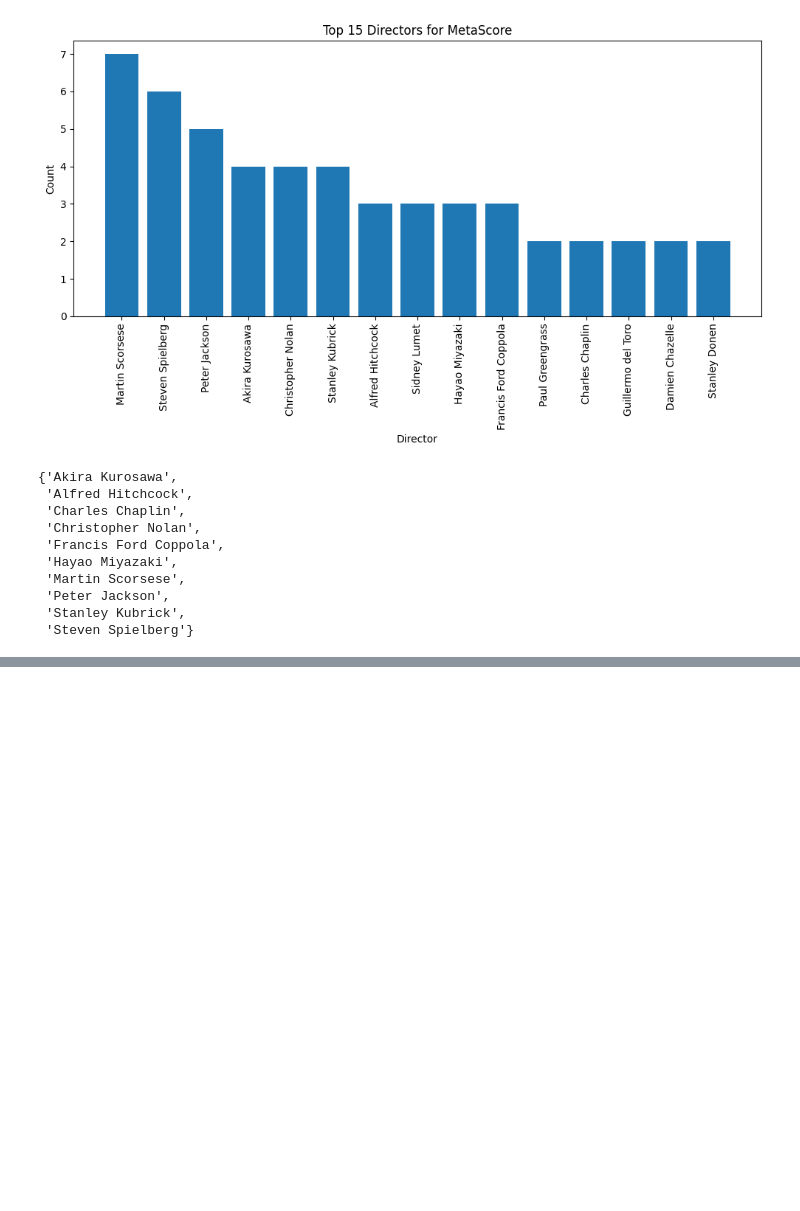
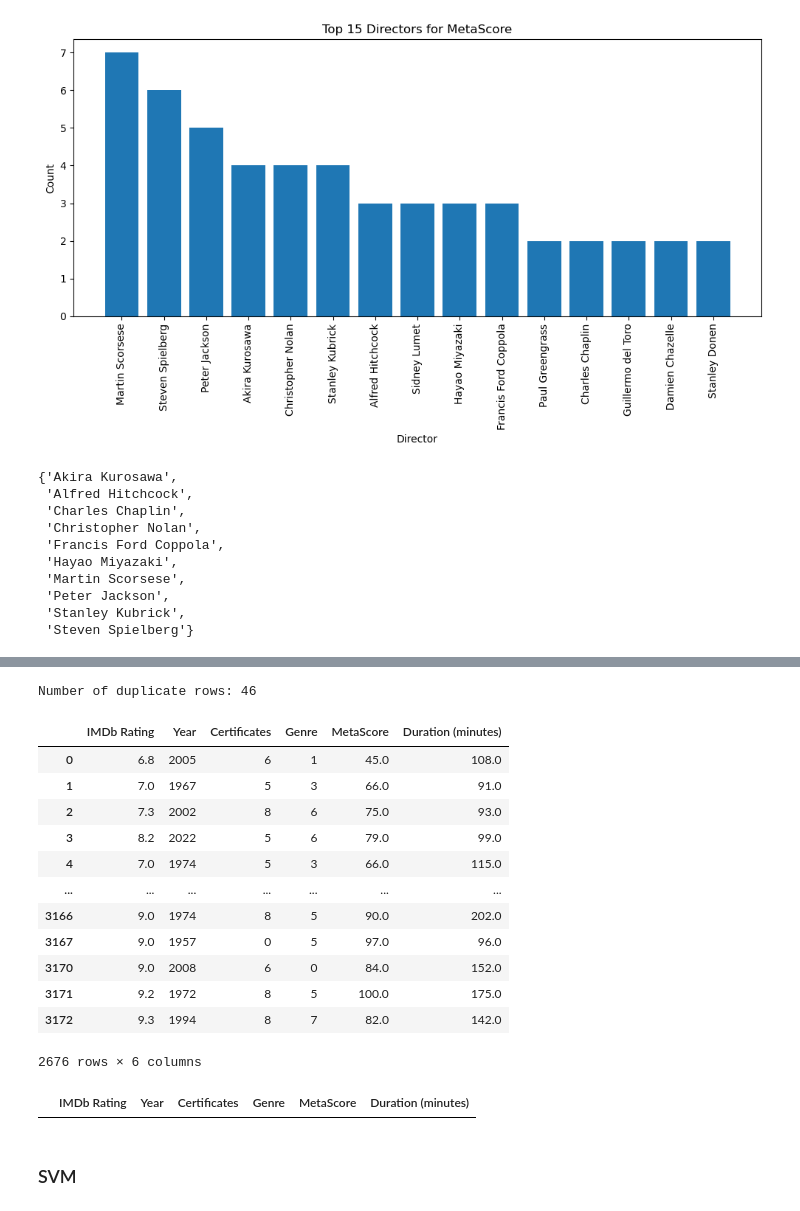
Before and after one commit to wayneflossien/102-final-project, a Jupyter notebook: 102-final_project.ipynb, the cells around one changed output, grey strips where cells are left out. Saved outputs shown, nothing was run; the diff lists cells and outputs as text; code cells hidden in the pictures; blank space fills up the shorter version.

```diff
--- a/102-final_project.ipynb
+++ b/102-final_project.ipynb
@@ -639,0 +686,31 @@ df2_num
+# %%
+duplicates = df[df.duplicated()]
+
+# Print the number of duplicate rows
+print("Number of duplicate rows:", duplicates.shape[0])
+# %% [output]
+Number of duplicate rows: 46
+# %%
+df = df.drop_duplicates(keep=False)
+df
+# %% [output]
+|  | IMDb Rating | Year | Certificates | Genre | MetaScore | Duration (minutes) |
+| 0 | 6.8 | 2005 | 6 | 1 | 45.0 | 108.0 |
+| 1 | 7.0 | 1967 | 5 | 3 | 66.0 | 91.0 |
+| 2 | 7.3 | 2002 | 8 | 6 | 75.0 | 93.0 |
+| 3 | 8.2 | 2022 | 5 | 6 | 79.0 | 99.0 |
+| 4 | 7.0 | 1974 | 5 | 3 | 66.0 | 115.0 |
+| ... | ... | ... | ... | ... | ... | ... |
+| 3166 | 9.0 | 1974 | 8 | 5 | 90.0 | 202.0 |
+| 3167 | 9.0 | 1957 | 0 | 5 | 97.0 | 96.0 |
+| 3170 | 9.0 | 2008 | 6 | 0 | 84.0 | 152.0 |
+| 3171 | 9.2 | 1972 | 8 | 5 | 100.0 | 175.0 |
+| 3172 | 9.3 | 1994 | 8 | 7 | 82.0 | 142.0 |
+2676 rows × 6 columns
+# %%
+duplicates = df[df.duplicated()]
+duplicates
+# %% [output]
+|  | IMDb Rating | Year | Certificates | Genre | MetaScore | Duration (minutes) |
+# %% [markdown]
+### SVM
```
Also changed, not shown: parts of 46 cells of this notebook.
